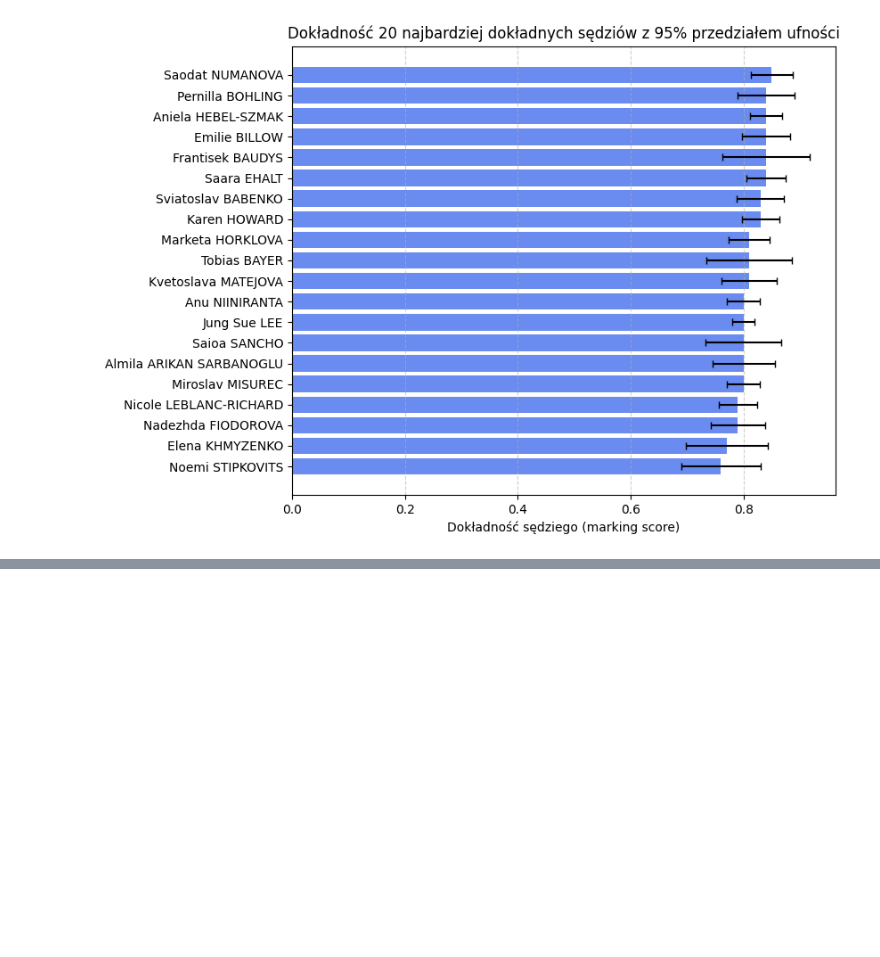
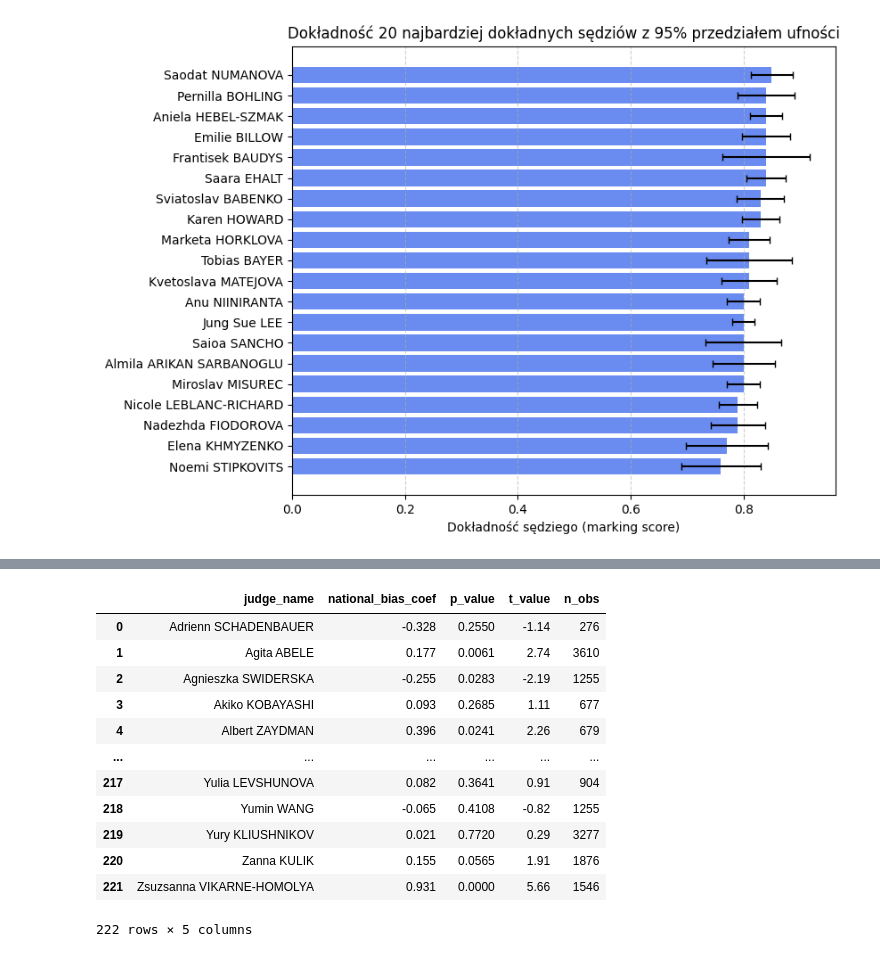
Before and after one commit to ann-e888/Skating_EDA, a Jupyter notebook: notebooks/anomailies.ipynb, the cells around one changed output, grey strips where cells are left out. Saved outputs shown, nothing was run; the diff lists cells and outputs as text; code cells hidden in the pictures; blank space fills up the shorter version.

```diff
--- a/notebooks/anomailies.ipynb
+++ b/notebooks/anomailies.ipynb
@@ -395,3 +399,11 @@ plt.tight_layout()
 plt.show()
 # %% [output]
 [figure]
+# %%
+stats_df['bias_variable'] = stats_df['is_same'] * stats_df['rmse_for_level']
+# %%
+X = stats_df['bias_variable']
+y = stats_df['judge_goe']
+
+model = sm.OLS(y, X).fit()
+print(model.summary())
@@ -397,0 +428,41 @@ plt.show()
+# %%
+results = []
+
+for judge, group in stats_df.groupby('judge_name'):
+    if group['is_same'].sum() == 0:
+        continue
+    X = group[['bias_variable']]
+    y = group['goe_dist']
+
+
+    model = sm.OLS(y, X).fit()
+
+    beta = model.params['bias_variable']
+    pval = model.pvalues['bias_variable']
+    tval = model.tvalues['bias_variable']
+    n = len(group)
+
+    results.append({
+        'judge_name': judge,
+        'national_bias_coef': round(beta, 3),
+        'p_value': round(pval, 4),
+        't_value': round(tval, 2),
+        'n_obs': n
+    })
+# %%
+bias_df = pd.DataFrame(results)
+bias_df
+# %% [output]
+|  | judge_name | national_bias_coef | p_value | t_value | n_obs |
+| 0 | Adrienn SCHADENBAUER | -0.328 | 0.2550 | -1.14 | 276 |
+| 1 | Agita ABELE | 0.177 | 0.0061 | 2.74 | 3610 |
+| 2 | Agnieszka SWIDERSKA | -0.255 | 0.0283 | -2.19 | 1255 |
+| 3 | Akiko KOBAYASHI | 0.093 | 0.2685 | 1.11 | 677 |
+| 4 | Albert ZAYDMAN | 0.396 | 0.0241 | 2.26 | 679 |
+| ... | ... | ... | ... | ... | ... |
+| 217 | Yulia LEVSHUNOVA | 0.082 | 0.3641 | 0.91 | 904 |
+| 218 | Yumin WANG | -0.065 | 0.4108 | -0.82 | 1255 |
+| 219 | Yury KLIUSHNIKOV | 0.021 | 0.7720 | 0.29 | 3277 |
+| 220 | Zanna KULIK | 0.155 | 0.0565 | 1.91 | 1876 |
+| 221 | Zsuzsanna VIKARNE-HOMOLYA | 0.931 | 0.0000 | 5.66 | 1546 |
+222 rows × 5 columns
```
Also changed, not shown: parts of 6 cells of this notebook.
